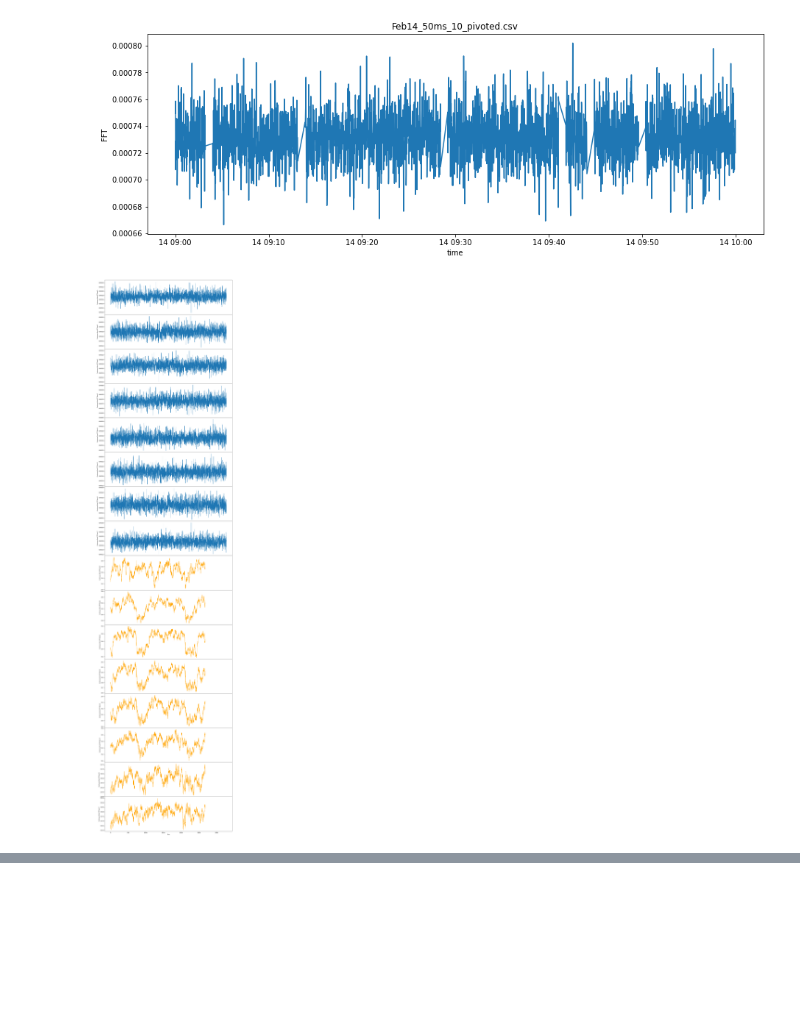
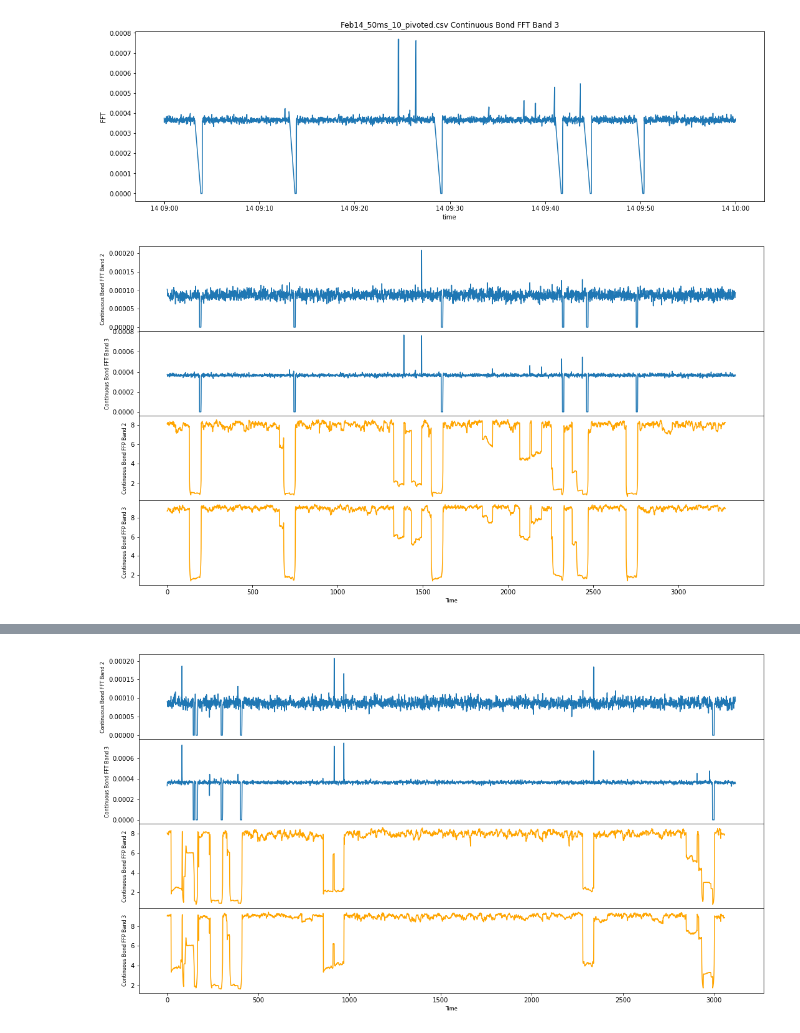
Before and after one commit to greenwaltc/PG_workspace, a Jupyter notebook: hourly-matrix-profile.ipynb, the cells around one changed output, grey strips where cells are left out. Drawn from its saved outputs; the diff is of its cells as text; code cells hidden in the pictures; blank space fills up the shorter version.

```diff
--- a/hourly-matrix-profile.ipynb
+++ b/hourly-matrix-profile.ipynb
@@ -28,7 +28,7 @@ def do_matrix_profile(df, m):
     motifs_idx = np.argsort(mps, axis=1)[:, 0]
     nn_idx = indices[np.arange(len(motifs_idx)), motifs_idx]
 
-    fig, axs = plt.subplots(mps.shape[0] * 2, sharex=True, gridspec_kw={'hspace': 0}, figsize=(18,80))
+    fig, axs = plt.subplots(mps.shape[0] * 2, sharex=True, gridspec_kw={'hspace': 0}, figsize=(18,10))
 
     for k, dim_name in enumerate(df.columns):
         axs[k].set_ylabel(dim_name, fontsize='8')
@@ -80,29 +80,32 @@ def groupby_second(df):
                 format='%Y-%m-%dT%H:%M:%S')
     return df
 # %%
-for file in os.listdir(data_directory):
-    df = read_in_file(data_directory + file, ['Continuous Bond FFT Band ' + str(i) for i in range(8)])
-    # df = read_in_file(data_directory + file)
-    # df = df.iloc[1::2]
-    df = df.dropna()
+for i, file in enumerate(os.listdir(data_directory)):
+
+    if i == 5: break
+
+    df = read_in_file(data_directory + file, ['Continuous Bond FFT Band ' + str(i) for i in range(2,4)])
+
+    df = df.fillna(0)
+    # df = df.dropna()
+
     df = groupby_second(df)
 
-    figure(figsize=(15,5))
+    figure(figsize=(18,5))
     plt.plot(df.index, df['Continuous Bond FFT Band 3'])
-    plt.title(file)
+    plt.title(file + ' ' + 'Continuous Bond FFT Band 3')
     plt.xlabel('time')
     plt.ylabel('FFT')
     plt.show()
 
-    do_matrix_profile(df, 60*10)
+    do_matrix_profile(df, 60*1)
 
-    df2 = read_in_file(data_directory + file, ['Bonding Roll Actual Velocity', 'Bonding Roll Command Velocity', 'Bonding Roll Position Error', 'Bonding Roll Torque'])
-    display(df2.head(1))
-    df2 = df2.dropna()
-    df2 = groupby_second(df2)
+    # df2 = read_in_file(data_directory + file, ['Bonding Roll Actual Velocity', 'Bonding Roll Command Velocity', 'Bonding Roll Position Error', 'Bonding Roll Torque'])
+    # display(df2.head(1))
+    # df2 = df2.dropna()
+    # df2 = groupby_second(df2)
 
-    do_matrix_profile(df2, 60*10)
-    break
+    # do_matrix_profile(df2, 60*10)
 # %% [output]
-[figure, old version]
+[figure, new version]
-[figure, old version]
+[figure, new version]
@@ -112,0 +113 @@ for file in os.listdir(data_directory):
+[figure, added]
```
Also changed, not shown: parts of 1 cell of this notebook.
